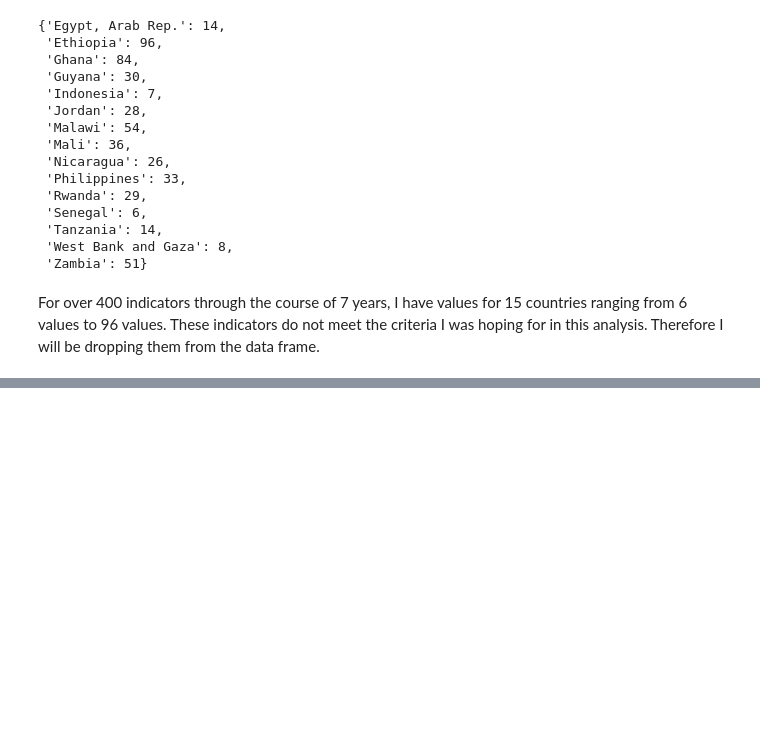
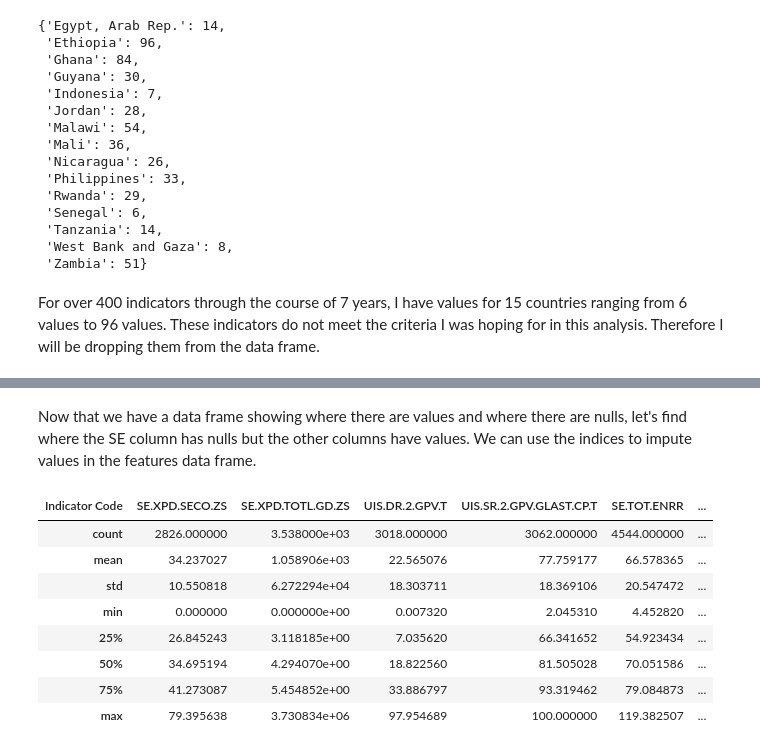
Before and after one commit to tjeffkessler/thinkful_dsflex, a Jupyter notebook: Ed Stats Model.ipynb, the cells around one changed output, grey strips where cells are left out. Saved outputs shown, nothing was run; the diff lists cells and outputs as text; code cells hidden in the pictures; blank space fills up the shorter version.

```diff
--- a/Ed Stats Model.ipynb
+++ b/Ed Stats Model.ipynb
@@ -348,0 +294,5 @@ print(
+# %%
+# Create a dataframe to determine where there are values and where there are nulls in these similar indicators
+mask = features.filter(['UIS.XPUBP.2', 'UIS.XPUBP.3', 'SE.XPD.SECO.ZS']).applymap(lambda x: 1 if 0<x<100 else 0)
+mask['values'] = mask.sum(axis=1)
+mask.head()
@@ -348,0 +307,25 @@ print(
+# %% [markdown]
+Now that we have a data frame showing where there are values and where there are nulls, let's find where the SE column has nulls but the other columns have values. We can use the indices to impute values in the features data frame.
+# %%
+# Create a list of indices where the predominant indicator is missing values but its counterparts have values
+temp = mask[mask['values']>0].copy()
+temp.drop(temp[temp['SE.XPD.SECO.ZS']==1].index, inplace=True)
+indexes = list(zip(temp.index.levels[0][temp.index.codes[0]], temp.index.levels[1][temp.index.codes[1]]))
+# %%
+# Using the indices we found, we can now impute the values from the UIS columns into the SE column in features
+features['SE.XPD.SECO.ZS'][indexes] = np.nanmean((features['UIS.XPUBP.2'][indexes], features['UIS.XPUBP.3'][indexes]), axis=0)
+# %%
+# Delete the temporary data frames we used and drop columns we no longer need
+del mask, temp
+features.drop(['UIS.XPUBP.2', 'UIS.XPUBP.3'], axis=1, inplace=True)
+features.describe()
+# %% [output]
+| Indicator Code | SE.XPD.SECO.ZS | SE.XPD.TOTL.GD.ZS | UIS.DR.2.GPV.T | UIS.SR.2.GPV.GLAST.CP.T | SE.TOT.ENRR | ... |
+| count | 2826.000000 | 3.538000e+03 | 3018.000000 | 3062.000000 | 4544.000000 | ... |
+| mean | 34.237027 | 1.058906e+03 | 22.565076 | 77.759177 | 66.578365 | ... |
+| std | 10.550818 | 6.272294e+04 | 18.303711 | 18.369106 | 20.547472 | ... |
+| min | 0.000000 | 0.000000e+00 | 0.007320 | 2.045310 | 4.452820 | ... |
+| 25% | 26.845243 | 3.118185e+00 | 7.035620 | 66.341652 | 54.923434 | ... |
+| 50% | 34.695194 | 4.294070e+00 | 18.822560 | 81.505028 | 70.051586 | ... |
+| 75% | 41.273087 | 5.454852e+00 | 33.886797 | 93.319462 | 79.084873 | ... |
+| max | 79.395638 | 3.730834e+06 | 97.954689 | 100.000000 | 119.382507 | ... |
```
Also changed, not shown: parts of 24 cells of this notebook.
